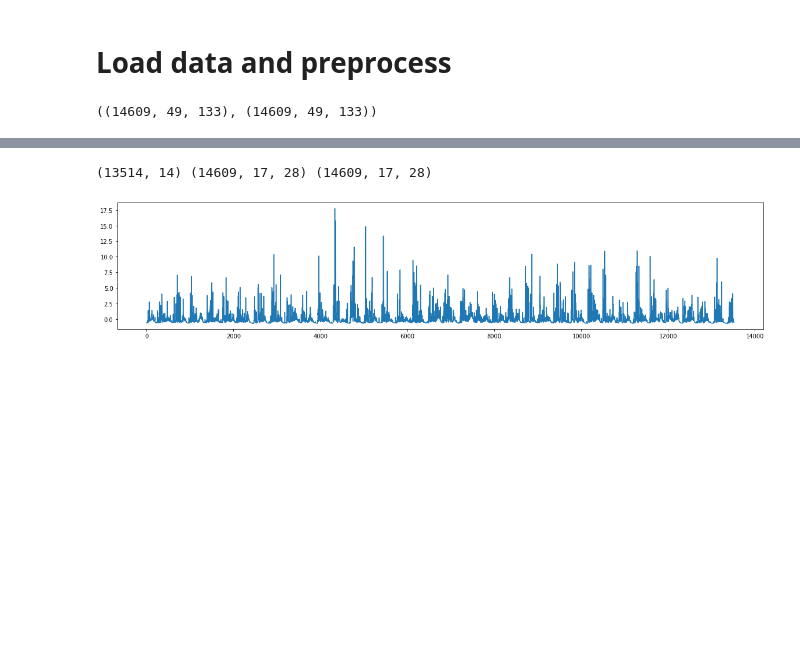
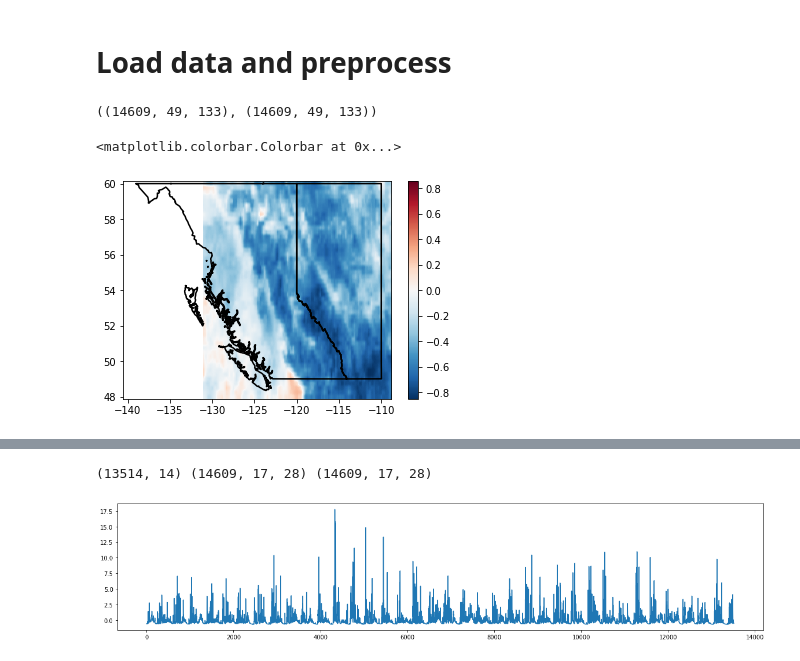
Before and after one commit to andersonsam/cnn_lstm_era, a Jupyter notebook: cnn_lstm_ERA5_basic (1).ipynb, the cells around one changed output, grey strips where cells are left out. Cells and saved outputs as stored; diff of their text form; code cells hidden in the pictures; blank space fills up the shorter version.

```diff
--- a/cnn_lstm_ERA5_basic (1).ipynb
+++ b/cnn_lstm_ERA5_basic (1).ipynb
@@ -804,5 +807,41 @@ P = np.asarray(precDict['P'])
 np.shape(P), np.shape(Tmax)
 # %% [output]
 ((14609, 49, 133), (14609, 49, 133))
+# %%
+#pixel-wise investigation
+
+nx = np.shape(Tmax)[-2]
+ny = np.shape(Tmax)[-1]
+
+Tmax_JJA_pixels = np.zeros((nx*ny, int(len(Tmax)/365)))
+Tmin_JJA_pixels = np.zeros((nx*ny, int(len(Tmax)/365)))
+P_JJA_pixels = np.zeros((nx*ny, int(len(Tmax)/365)))
+
+Tmax_pixels = np.reshape(Tmax.T,(nx*ny,len(Tmax)))
+Tmin_pixels = np.reshape(Tmin.T,(nx*ny,len(Tmax)))
+P_pixels = np.reshape(P.T,(nx*ny,len(Tmax)))
+
+start = 0
+for year in range(int(len(Tmax)/365)):
+
+  Tmax_JJA_pixels[:,year] = np.mean(Tmax_pixels[:,start+152:start+243], axis = 1)
+  Tmin_JJA_pixels[:,year] = np.mean(Tmin_pixels[:,start+152:start+243], axis = 1)
+  P_JJA_pixels[:,year] = np.sum(P_pixels[:,start+152:start+243], axis = 1)
+
+  start += 365
+# %%
+corr = np.zeros(len(Tmax_JJA_pixels))
+for pixel in range(len(Tmax_JJA_pixels)):
+  corr[pixel] = np.corrcoef(P_JJA_pixels[pixel,:], Tmax_JJA_pixels[pixel,:])[0,1]
+# %%
+vmax = np.max(np.abs(corr))
+vmin = -vmax
+fig, ax = plt.subplots()
+im = ax.imshow(corr.reshape(133,49).T, aspect = 'auto', extent = extentERA, vmin = vmin, vmax = vmax, cmap = 'RdBu_r')
+plot_prov_ax(prov = 'AB_BC', ax = ax)
+plt.colorbar(im)
+# %% [output]
+<matplotlib.colorbar.Colorbar at 0x...>
+[figure, added]
 # %%
 del maxTDict, minTDict, precDict
```
Also changed, not shown: parts of 10 cells of this notebook.
